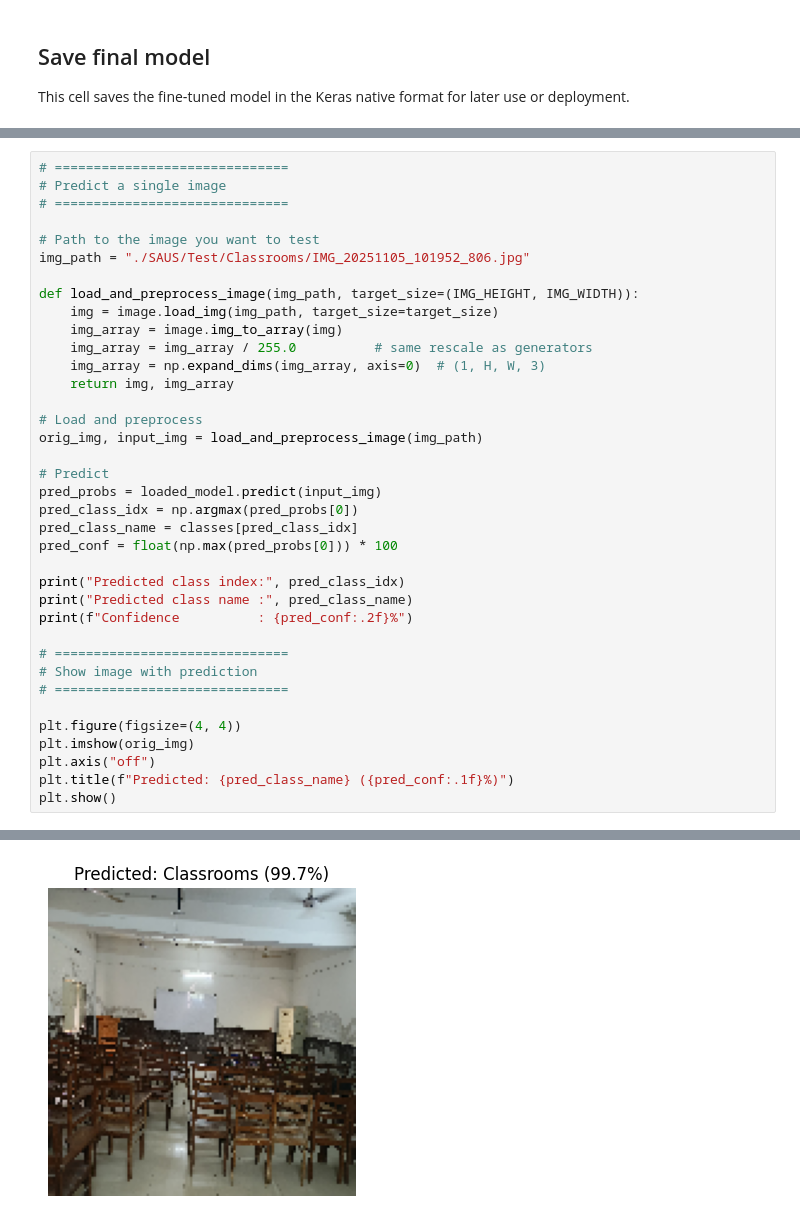
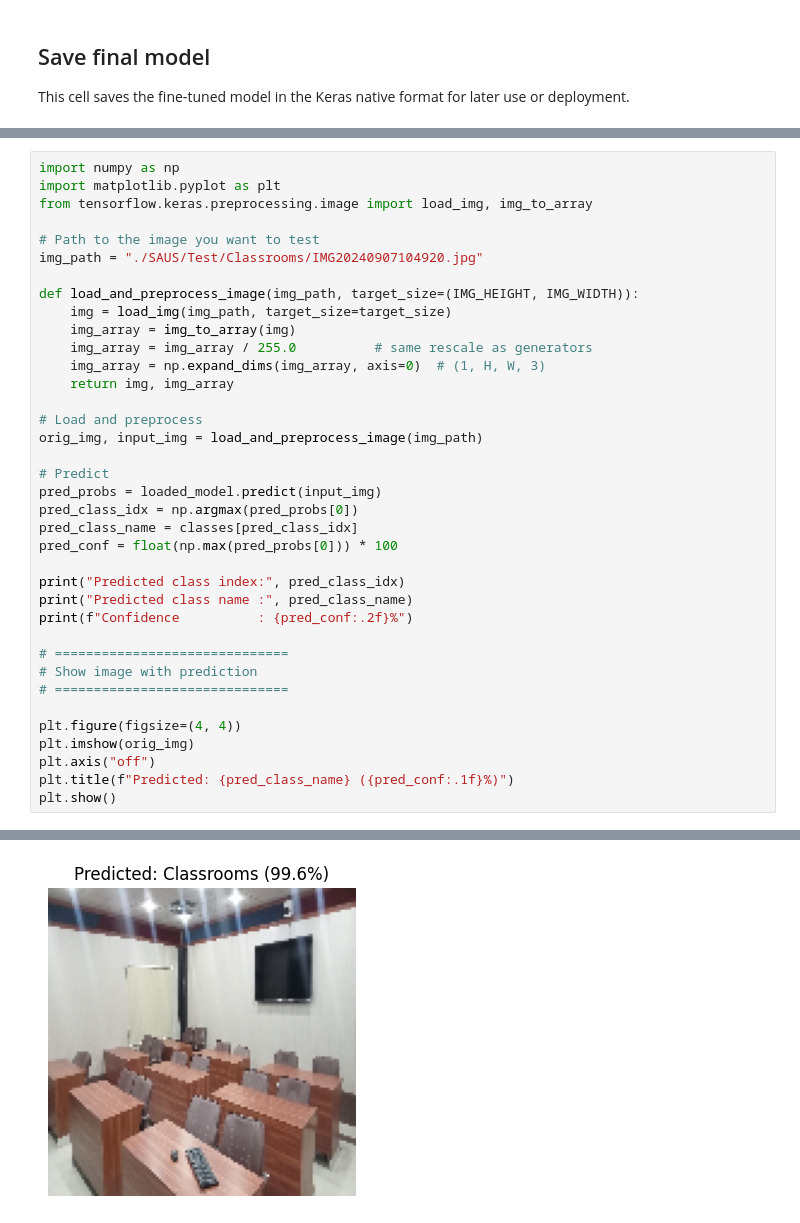
Before and after one commit to developer-khadim/FullStackSPrediction, a Jupyter notebook: DeepLearning/SAUS.ipynb, the cells around one changed output, grey strips where cells are left out. Saved outputs shown, nothing was run; the diff lists cells and outputs as text.

```diff
--- a/DeepLearning/SAUS.ipynb
+++ b/DeepLearning/SAUS.ipynb
@@ -611,16 +565,16 @@ print("Model loaded from:", model_path)
 # %% [output]
 Model loaded from: saus_mobilenetv2_final.keras
 # %%
-# ==============================
-# Predict a single image
-# ==============================
+import numpy as np
+import matplotlib.pyplot as plt
+from tensorflow.keras.preprocessing.image import load_img, img_to_array
 
 # Path to the image you want to test
-img_path = "./SAUS/Test/Classrooms/IMG_20251105_101952_806.jpg"
+img_path = "./SAUS/Test/Classrooms/IMG20240907104920.jpg"
 
 def load_and_preprocess_image(img_path, target_size=(IMG_HEIGHT, IMG_WIDTH)):
-    img = image.load_img(img_path, target_size=target_size)
-    img_array = image.img_to_array(img)
+    img = load_img(img_path, target_size=target_size)
+    img_array = img_to_array(img)
     img_array = img_array / 255.0          # same rescale as generators
     img_array = np.expand_dims(img_array, axis=0)  # (1, H, W, 3)
     return img, img_array
@@ -655 +609 @@ Confidence          : 99.67%
-[figure, old version]
+[figure, new version]
```
Also changed, not shown: parts of 17 cells of this notebook, 34 other files.
